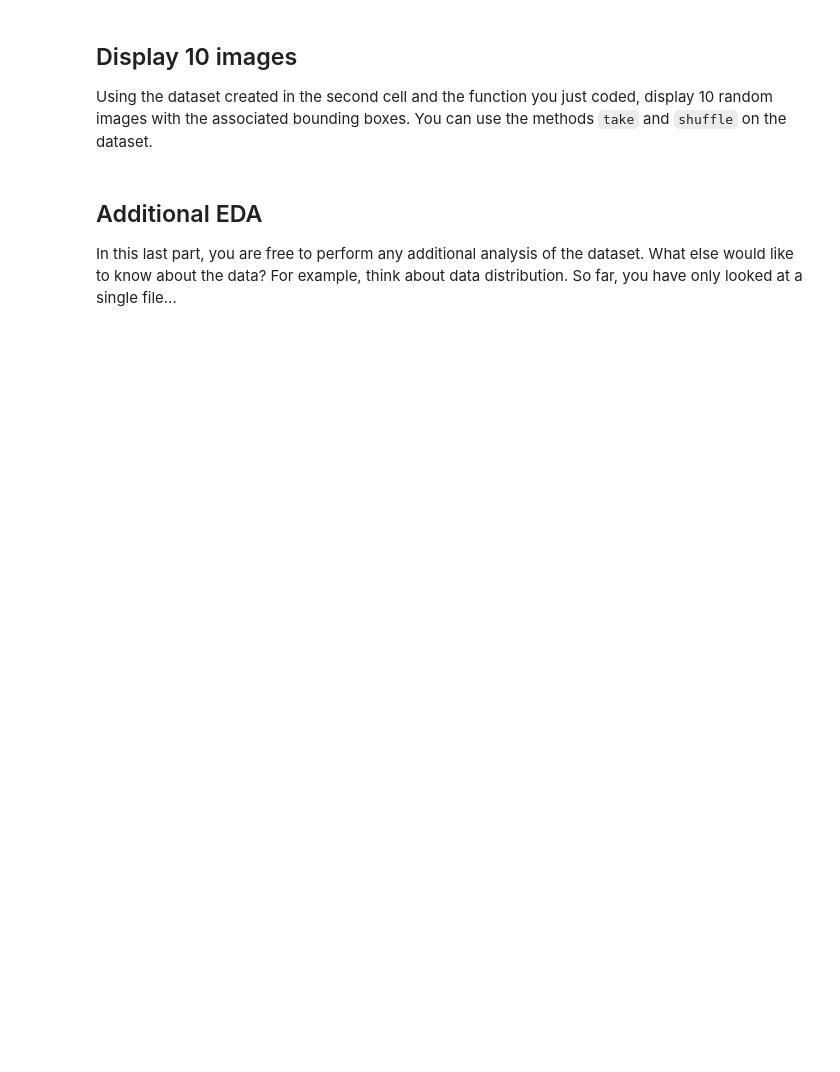
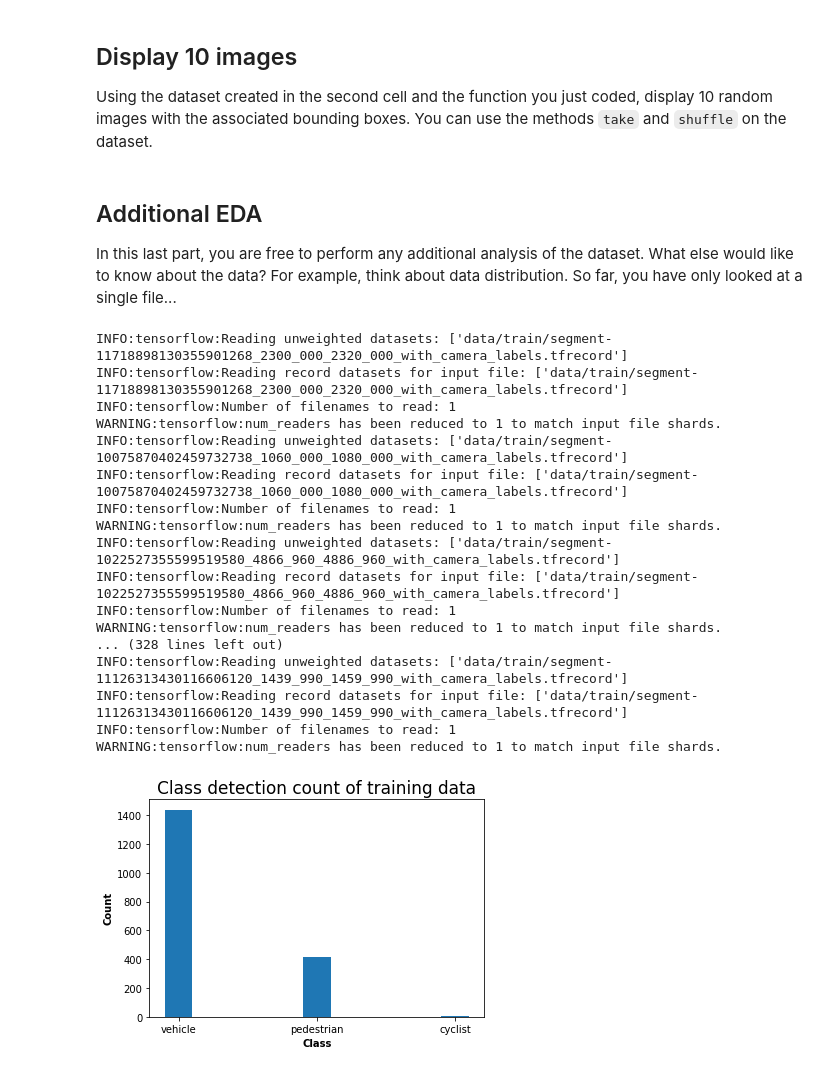
Before and after one commit to udacity/nd013-c1-vision-starter, a Jupyter notebook: Exploratory Data Analysis.ipynb, the cells around one changed output. Saved outputs shown, nothing was run; the diff lists cells and outputs as text; code cells hidden in the pictures; blank space fills up the shorter version.

```diff
--- a/Exploratory Data Analysis.ipynb
+++ b/Exploratory Data Analysis.ipynb
@@ -21,3 +81,8 @@ def display_instances(batch):
+# %%
+for idx, data in enumerate(dataset):
+    display_images(data)
+    if idx == 0:
+        break
 # %% [markdown]
 ## Display 10 images
 
@@ -31,0 +167,71 @@ For example, think about data distribution. So far, you have only looked at a si
+# %%
+from PIL import Image
+from waymo_open_dataset import dataset_pb2 as open_dataset
+from utils import get_dataset, parse_frame, int64_feature, int64_list_feature, bytes_feature , bytes_list_feature, float_list_feature
+import glob
+import matplotlib.pyplot as plt
+import matplotlib.patches as patches
+from matplotlib.patches import Rectangle
+import numpy as np
+#import tensorflow as tf
+import tensorflow.compat.v1 as tf
+import seaborn as sns
+import os
+import io
+import pandas as pd
+
+os.environ['CUDA_VISIBLE_DEVICES'] = '-1'
+
+%matplotlib inline
+
+train_data_list = glob.glob("data/train/*.tfrecord")
+
+sum_vehicle_count = 0
+sum_pedestrian_count = 0
+sum_cyclist_count = 0
+for idx, train_data in enumerate(train_data_list):
+    dataset = get_dataset(train_data)
+
+    for data in dataset:
+        filename = data['filename'].numpy()
+        bboxes = data['groundtruth_boxes'].numpy()
+        classes = data['groundtruth_classes'].numpy()
+
+        vehicle_count = np.count_nonzero(classes == 1)
+        pedestrian_count = np.count_nonzero(classes == 2)
+        cyclist_count = np.count_nonzero(classes == 4)
+
+        sum_vehicle_count += vehicle_count
+        sum_pedestrian_count += pedestrian_count
+        sum_cyclist_count += cyclist_count
+
+        break
+
+object_count = {'vehicle': sum_vehicle_count, 'pedestrian': sum_pedestrian_count, 'cyclist': sum_cyclist_count}
+X = np.arange(len(object_count))
+ax = plt.subplot(111)
+ax.bar(X, object_count.values(), width=0.2, align='center')
+plt.xticks(X, object_count.keys())
+plt.xlabel('Class', weight='bold')
+plt.ylabel('Count', weight='bold')
+plt.title("Class detection count of training data", fontsize=17)
+plt.show()
+# %% [output]
+INFO:tensorflow:Reading unweighted datasets: ['data/train/segment-11718898130355901268_2300_000_2320_000_with_camera_labels.tfrecord']
+INFO:tensorflow:Reading record datasets for input file: ['data/train/segment-11718898130355901268_2300_000_2320_000_with_camera_labels.tfrecord']
+INFO:tensorflow:Number of filenames to read: 1
+WARNING:tensorflow:num_readers has been reduced to 1 to match input file shards.
+INFO:tensorflow:Reading unweighted datasets: ['data/train/segment-10075870402459732738_1060_000_1080_000_with_camera_labels.tfrecord']
+INFO:tensorflow:Reading record datasets for input file: ['data/train/segment-10075870402459732738_1060_000_1080_000_with_camera_labels.tfrecord']
+INFO:tensorflow:Number of filenames to read: 1
+WARNING:tensorflow:num_readers has been reduced to 1 to match input file shards.
+INFO:tensorflow:Reading unweighted datasets: ['data/train/segment-1022527355599519580_4866_960_4886_960_with_camera_labels.tfrecord']
+INFO:tensorflow:Reading record datasets for input file: ['data/train/segment-1022527355599519580_4866_960_4886_960_with_camera_labels.tfrecord']
+INFO:tensorflow:Number of filenames to read: 1
+WARNING:tensorflow:num_readers has been reduced to 1 to match input file shards.
+... (328 lines left out)
+INFO:tensorflow:Reading unweighted datasets: ['data/train/segment-11126313430116606120_1439_990_1459_990_with_camera_labels.tfrecord']
+INFO:tensorflow:Reading record datasets for input file: ['data/train/segment-11126313430116606120_1439_990_1459_990_with_camera_labels.tfrecord']
+INFO:tensorflow:Number of filenames to read: 1
+WARNING:tensorflow:num_readers has been reduced to 1 to match input file shards.
+[figure, added]
```
Also changed, not shown: parts of 12 cells of this notebook, 1 other file.
